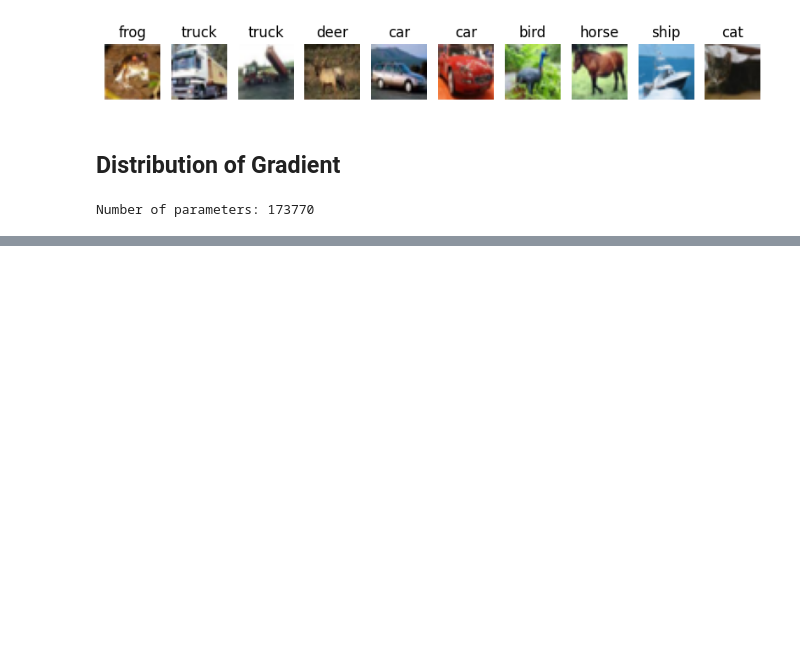
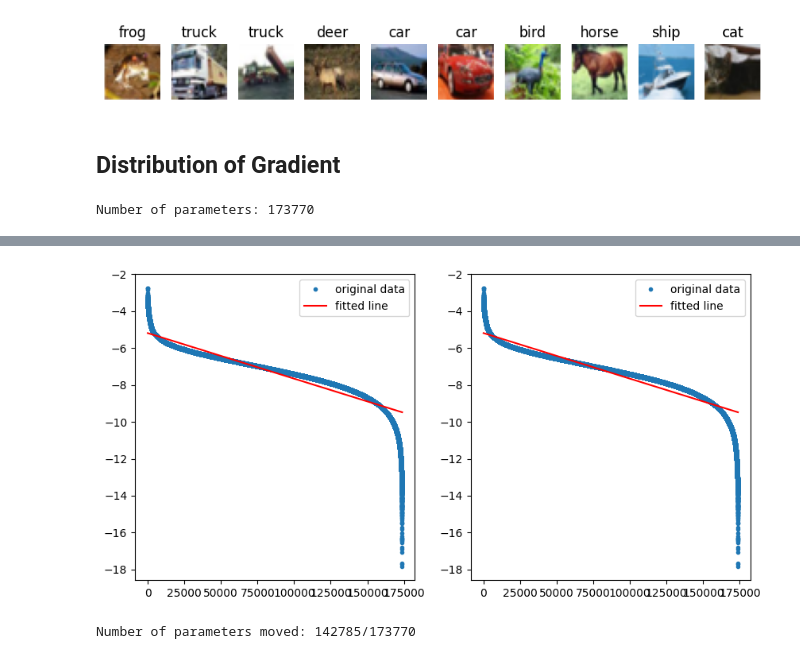
Before and after one commit to ckswjd99-lab/TorchShelf, a Jupyter notebook: examples/gradient_spectrum.ipynb, the cells around one changed output, grey strips where cells are left out. Cells and saved outputs as stored; diff of their text form; code cells hidden in the pictures; blank space fills up the shorter version.

```diff
--- a/examples/gradient_spectrum.ipynb
+++ b/examples/gradient_spectrum.ipynb
@@ -186,0 +187,65 @@ plt.show()
+# %%
+## OLD GRADIENTS ##
+
+num_params = sum(p.numel() for p in model_meta.parameters() if p.requires_grad)
+
+all_gradients_old = torch.cat([torch.flatten(p.grad) for p in model_meta.parameters() if p.grad is not None])
+ranks_old = torch.argsort(all_gradients_old.abs(), descending=True)
+
+partitioned_old = torch.zeros_like(all_gradients_old)
+for i in range(10):
+    partitioned_old[ranks_old[i * num_params // 10 : (i+1) * num_params // 10]] = i
+
+all_gradients_old = torch.sort(all_gradients_old.abs(), descending=True).values
+
+x_old = np.arange(len(all_gradients_old))
+y_old = np.log(all_gradients_old.cpu().numpy())
+
+a_old, B_log_old = np.polyfit(x_old, y_old, 1)
+
+## TRAIN ##
+
+PRETRAIN_EPOCHS = 1
+
+for epoch in range(PRETRAIN_EPOCHS):
+    train_acc, train_loss = train(train_loader, model_meta, criterion, optimizer, epoch, verbose=True)
+    val_acc, val_loss = validate(val_loader, model_meta, criterion, epoch, verbose=True)
+
+    print(f"Epoch {epoch+1}/{PRETRAIN_EPOCHS} - Train Accuracy: {train_acc:.4f}, Train Loss: {train_loss:.4f}, Val Accuracy: {val_acc:.4f}, Val Loss: {val_loss:.4f}")
+
+
+## NEW GRADIENTS ##
+
+all_gradients_new = torch.cat([torch.flatten(p.grad) for p in model_meta.parameters() if p.grad is not None])
+ranks_new = torch.argsort(all_gradients_new.abs(), descending=True)
+
+partitioned_new = torch.zeros_like(all_gradients_new)
+for i in range(10):
+    partitioned_new[ranks_new[i * num_params // 10 : (i+1) * num_params // 10]] = i
+
+all_gradients_new = torch.sort(all_gradients_new.abs(), descending=True).values
+
+x_new = np.arange(len(all_gradients_new))
+y_new = np.log(all_gradients_new.cpu().numpy())
+
+a_new, B_log_new = np.polyfit(x_new, y_new, 1)
+
+# plot the data and the fitted line
+fig = plt.figure(figsize=(10, 5))
+
+ax1 = fig.add_subplot(121)
+ax1.plot(x_old, y_old, '.', label='original data')
+ax1.plot(x_old, a_old*x_old + B_log_old, 'r', label='fitted line')
+ax1.legend()
+
+ax2 = fig.add_subplot(122)
+ax2.plot(x_old, y_old, '.', label='original data')
+ax2.plot(x_old, a_old*x_old + B_log_old, 'r', label='fitted line')
+ax2.legend()
+
+plt.show()
+
+# rank difference
+partition_moved = torch.sum(partitioned_old != partitioned_new).item()
+print(f"Number of parameters moved: {partition_moved}/{num_params}")
+# %% [output]
@@ -187,3 +253,5 @@ plt.show()
+[figure, added]
+Number of parameters moved: 142785/173770
 # %%
 ### TRAINING ###
 
```
Also changed, not shown: parts of 6 cells of this notebook, 3 other files.
